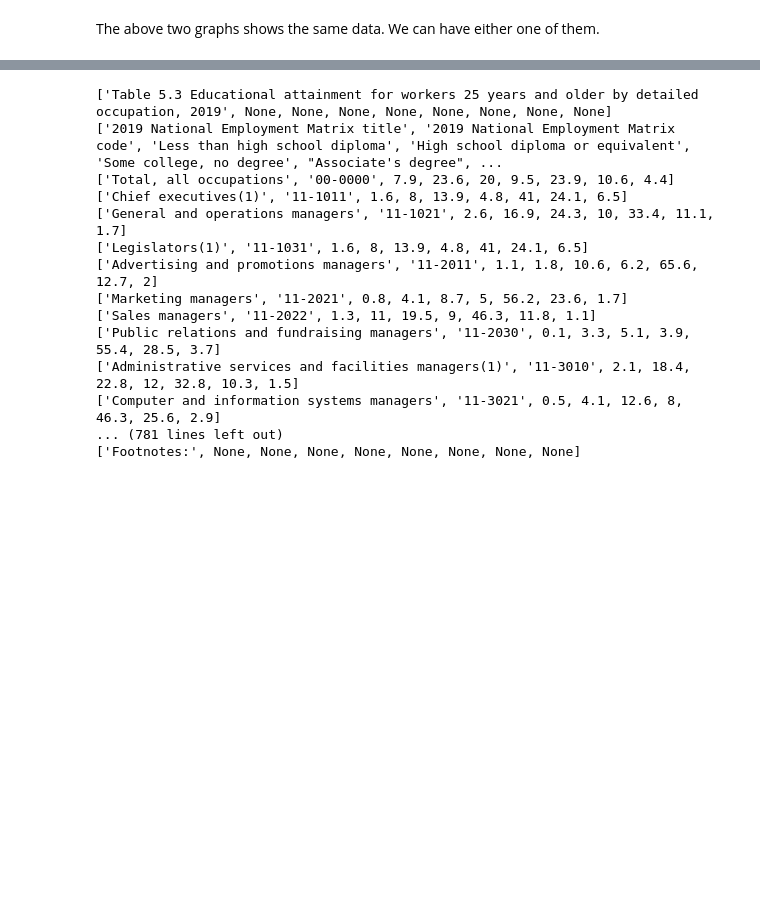
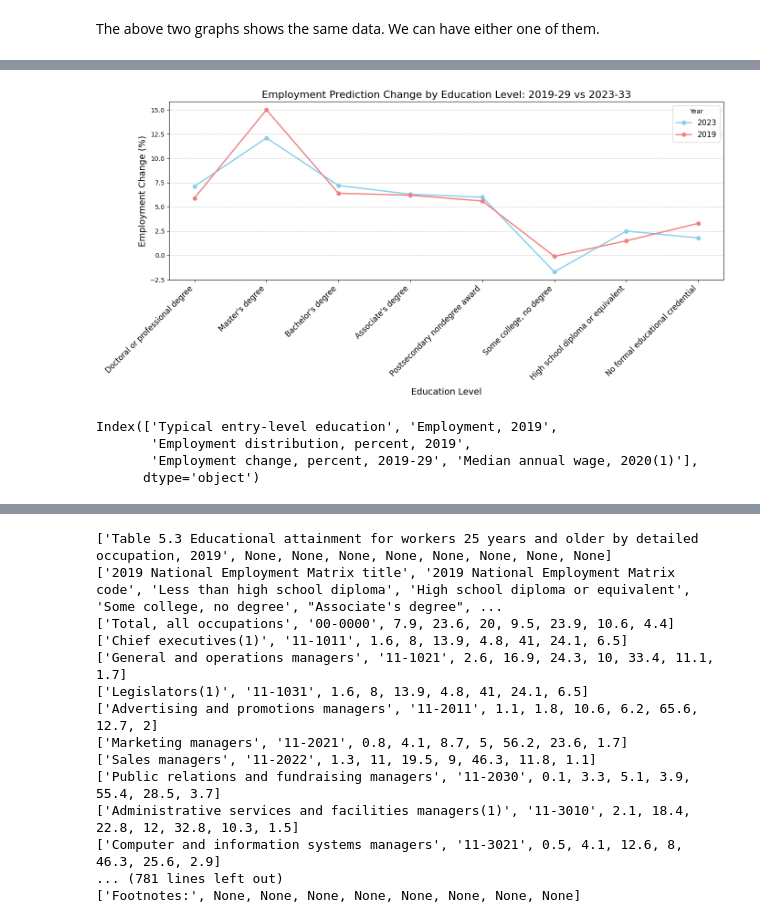
Before and after one commit to namansingh2623/BDA_project, a Jupyter notebook: project_data/project_data/ProjectFileGroup4.ipynb, the cells around one changed output, grey strips where cells are left out. Cells and saved outputs as stored; diff of their text form; code cells hidden in the pictures; blank space fills up the shorter version.

```diff
--- a/project_data/project_data/ProjectFileGroup4.ipynb
+++ b/project_data/project_data/ProjectFileGroup4.ipynb
@@ -365,0 +182,43 @@ Median Annual Wage: [110200, 78210, 77920, 56590, 41520, 37770, 39070, 27510]
+# %%
+import matplotlib.pyplot as plt
+import numpy as np
+
+# Data for 2019
+labels_2019 = education_52_1929['Typical entry-level education'][1:]  # Exclude Total, All Occupations
+values_2019 = education_52_1929['Employment change, percent, 2019-29'][1:]
+
+# Data for 2023
+labels_2023 = education_52_2333['Typical entry-level education'][1:]  # Exclude Total, All Occupations
+values_2023 = education_52_2333['Percent employment change, 2023-33'][1:]
+
+# Ensure labels match for comparison
+# assert list(labels_2023) == list(labels_2019), "Labels for 2019 and 2023 do not match!"
+
+# Convert labels to positions for plotting
+x = np.arange(len(labels_2023))  # Positions for each education level
+
+# Plot the line graph
+plt.figure(figsize=(14, 7))
+plt.plot(x, values_2023, label='2023', marker='o', color='skyblue', linewidth=2)
+plt.plot(x, values_2019, label='2019', marker='o', color='lightcoral', linewidth=2)
+
+# Add labels, title, and legend
+plt.title('Employment Prediction Change by Education Level: 2019-29 vs 2023-33', fontsize=16)
+plt.xlabel('Education Level', fontsize=14)
+plt.ylabel('Employment Change (%)', fontsize=14)
+plt.xticks(x, labels_2023, rotation=45, ha='right', fontsize=12)
+plt.legend(title="Year", fontsize=12)
+plt.grid(axis='y', linestyle='--', alpha=0.7)
+
+# Adjust layout and show the plot
+plt.tight_layout()
+plt.show()
+# %% [output]
+[figure, added]
+# %%
+education_52_1929.columns
+# %% [output]
+Index(['Typical entry-level education', 'Employment, 2019',
+       'Employment distribution, percent, 2019',
+       'Employment change, percent, 2019-29', 'Median annual wage, 2020(1)'],
+      dtype='object')
```
Also changed, not shown: parts of 17 cells of this notebook, 2 other files.
